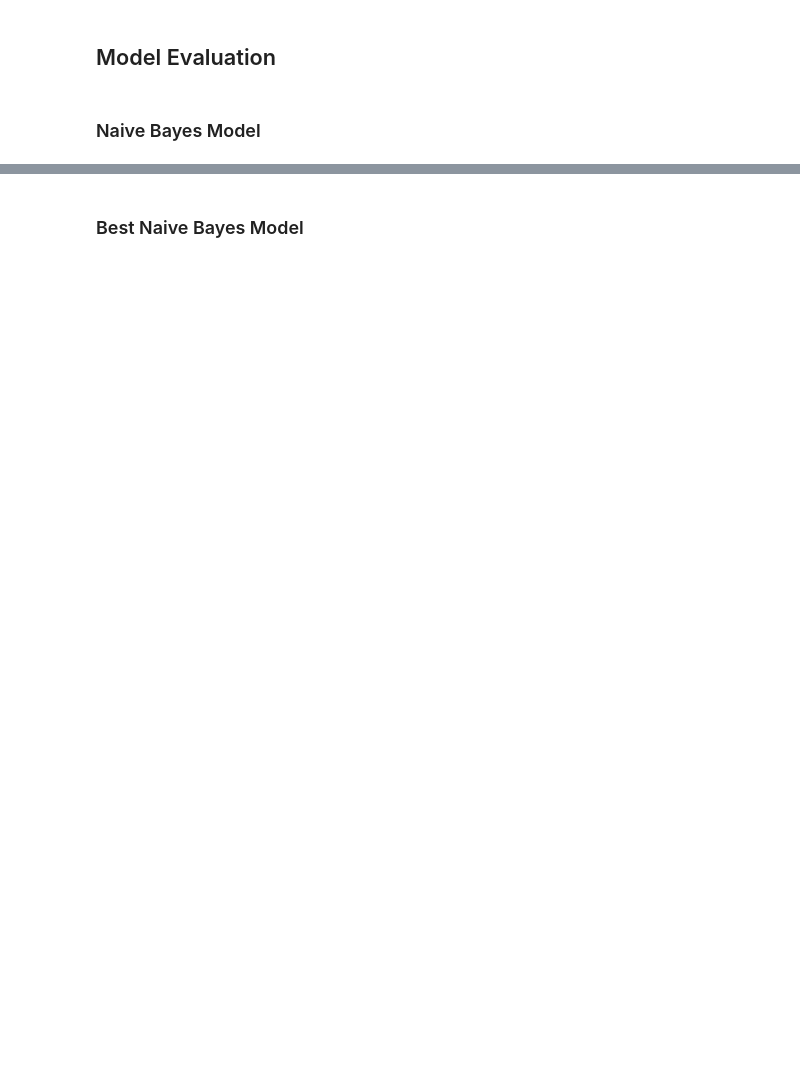
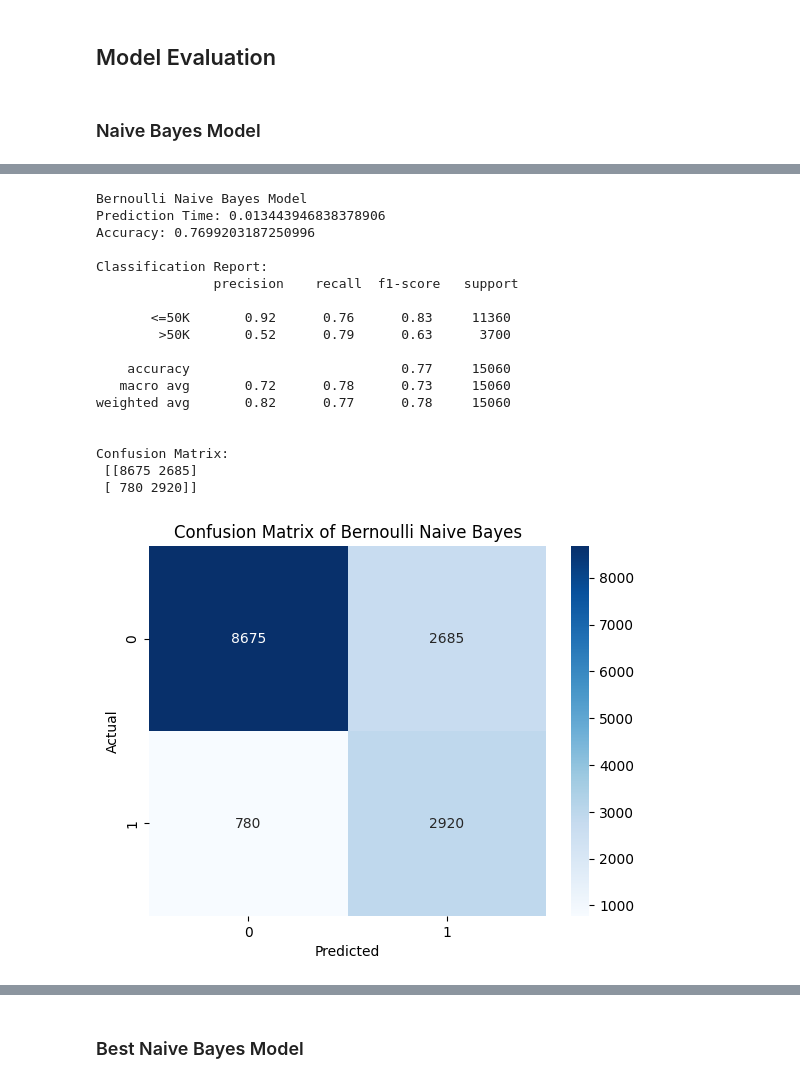
Before and after one commit to roshaniayu/IN6227-Data-Mining-Assignments, a Jupyter notebook: Assignment 1/Assignment1_Roshani Ayu Pranasti_G2504973A.ipynb, the cells around one changed output, grey strips where cells are left out. Cells and saved outputs as stored; diff of their text form; code cells hidden in the pictures; blank space fills up the shorter version.

```diff
--- a/Assignment 1/Assignment1_Roshani Ayu Pranasti_G2504973A.ipynb
+++ b/Assignment 1/Assignment1_Roshani Ayu Pranasti_G2504973A.ipynb
@@ -751,0 +758,80 @@ PR Average Precision (AP): 0.7228255411055774
+# %%
+# Evaluate the model
+start_bnb_pred = time.time()
+bnb_predictions = bnb_model.predict(X_test_data)
+bnb_probabilities = bnb_model.predict_proba(X_test_data)[:, 1]
+end_bnb_pred = time.time()
+bnb_pred_time = end_bnb_pred - start_bnb_pred
+
+print("Bernoulli Naive Bayes Model")
+print("Prediction Time:", bnb_pred_time)
+bnb_accuracy_score = accuracy_score(y_test_data, bnb_predictions)
+print("Accuracy:", bnb_accuracy_score)
+print("\nClassification Report:\n", classification_report(y_test_data, bnb_predictions, target_names=target_names))
+bnb_report_dict = classification_report(y_test_data, bnb_predictions, target_names=target_names, output_dict=True)
+
+# Confusion Matrix
+bnb_confusion_matrix = confusion_matrix(y_test_data, bnb_predictions)
+print("\nConfusion Matrix:\n", bnb_confusion_matrix)
+plt.title("Confusion Matrix of Bernoulli Naive Bayes")
+sns.heatmap(bnb_confusion_matrix, annot=True, cmap=plt.cm.Blues, fmt="d")
+plt.xlabel("Predicted")
+plt.ylabel("Actual")
+plt.show()
+
+# Plot ROC and PR Curves
+bnb_fpr, bnb_tpr, _ = roc_curve(y_test_data, bnb_probabilities)
+bnb_roc_auc = auc(bnb_fpr, bnb_tpr)
+print("ROC Area Under the Curve (AUC):", bnb_roc_auc)
+
+bnb_precision, bnb_recall, _ = precision_recall_curve(y_test_data, bnb_probabilities)
+bnb_avg_precision = average_precision_score(y_test_data, bnb_probabilities)
+print("PR Average Precision (AP):", bnb_avg_precision)
+
+plt.figure(figsize=(14, 6))
+
+# ROC Curve plot
+plt.subplot(1, 2, 1)
+plt.plot(bnb_fpr, bnb_tpr, label=f"Bernoulli Naive Bayes Model (AUC = {bnb_roc_auc:.2f})")
+plt.plot([0, 1], [0, 1], 'k--') # Dashed diagonal line
+plt.xlim([0.0, 1.0])
+plt.ylim([0.0, 1.05])
+plt.xlabel("False Positive Rate")
+plt.ylabel("True Positive Rate")
+plt.title("Receiver Operating Characteristic (ROC) Curve")
+plt.legend(loc="lower right")
+plt.grid(True)
+
+# PR Curve plot
+plt.subplot(1, 2, 2)
+plt.plot(bnb_recall, bnb_precision, label=f"Bernoulli Naive Bayes Model (AP = {bnb_avg_precision:.2f})")
+plt.xlim([0.0, 1.0])
+plt.ylim([0.0, 1.05])
+plt.xlabel("Recall")
+plt.ylabel("Precision")
+plt.title("Precision-Recall (PR) Curve")
+plt.legend(loc="lower left")
+plt.grid(True)
+
+plt.tight_layout()
+plt.show()
+# %% [output]
+Bernoulli Naive Bayes Model
+Prediction Time: 0.013443946838378906
+Accuracy: 0.7699203187250996
+
+Classification Report:
+               precision    recall  f1-score   support
+
+       <=50K       0.92      0.76      0.83     11360
+        >50K       0.52      0.79      0.63      3700
+
+    accuracy                           0.77     15060
+   macro avg       0.72      0.78      0.73     15060
+weighted avg       0.82      0.77      0.78     15060
+
+
+Confusion Matrix:
+ [[8675 2685]
+ [ 780 2920]]
+[figure, added]
```
Also changed, not shown: parts of 21 cells of this notebook.
